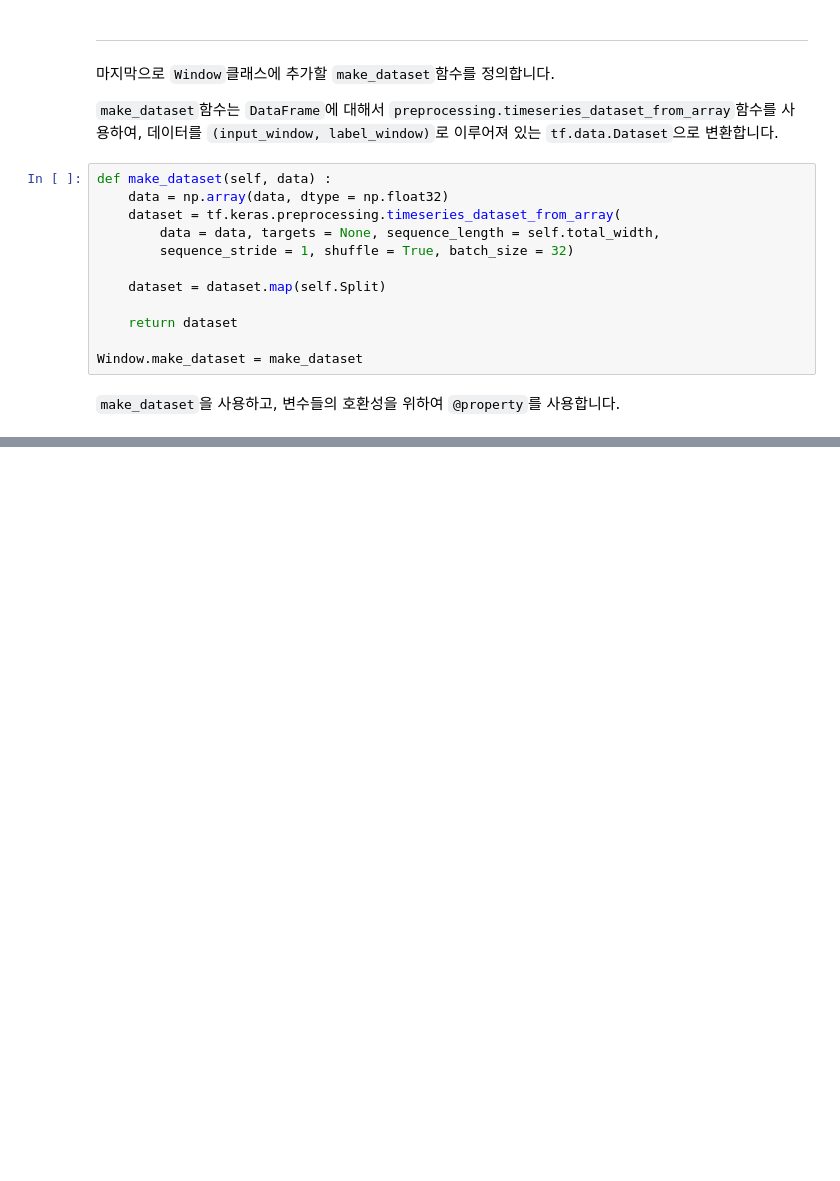
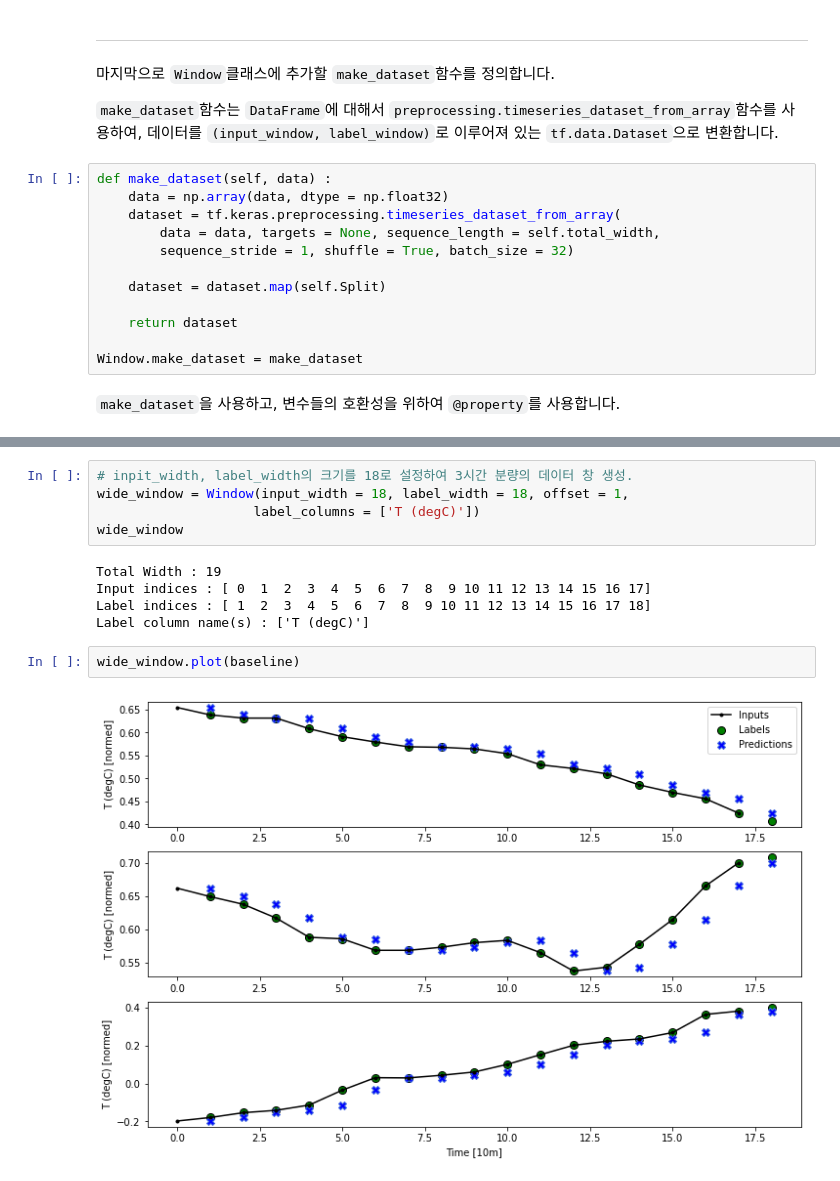
Before and after one commit to YangRokChoi/Time-Series-Forecasting-Tutorial, a Jupyter notebook: Time-Series-Forecasting-Tutorial.ipynb, the cells around one changed output, grey strips where cells are left out. Cells and saved outputs as stored; diff of their text form; blank space fills up the shorter version.

```diff
--- a/Time-Series-Forecasting-Tutorial.ipynb
+++ b/Time-Series-Forecasting-Tutorial.ipynb
@@ -425,0 +505,14 @@ Label column name(s) : ['T (degC)']
+# %%
+# inpit_width, label_width의 크기를 18로 설정하여 3시간 분량의 데이터 창 생성.
+wide_window = Window(input_width = 18, label_width = 18, offset = 1,
+                    label_columns = ['T (degC)'])
+wide_window
+# %% [output]
+Total Width : 19
+Input indices : [ 0  1  2  3  4  5  6  7  8  9 10 11 12 13 14 15 16 17]
+Label indices : [ 1  2  3  4  5  6  7  8  9 10 11 12 13 14 15 16 17 18]
+Label column name(s) : ['T (degC)']
+# %%
+wide_window.plot(baseline)
+# %% [output]
+[figure, added]
```
Also changed, not shown: parts of 65 cells of this notebook.
